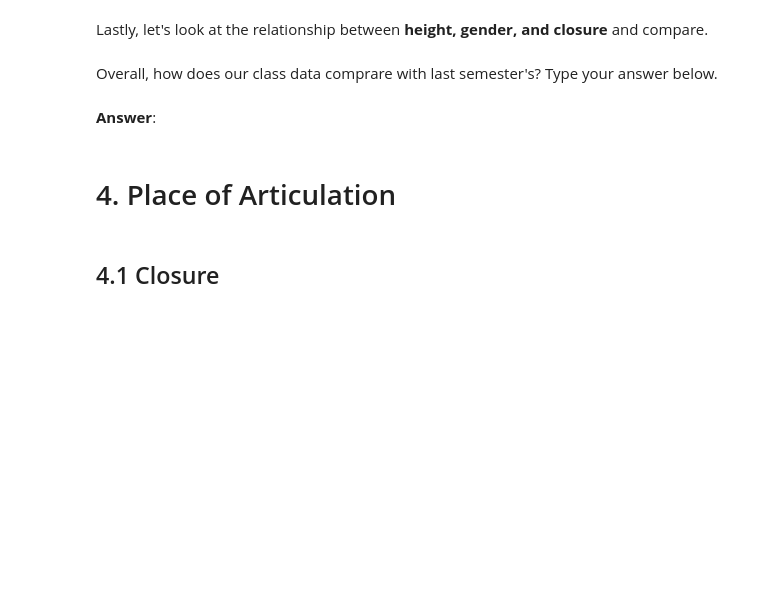
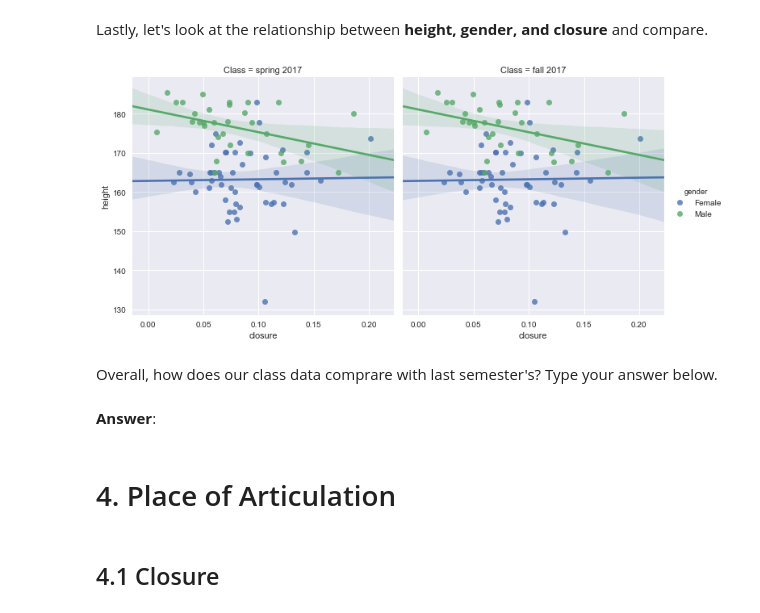
Before and after one commit to ds-modules/LINGUIS-110, a Jupyter notebook: VOT/Assignment.ipynb, the cells around one changed output. Cells and saved outputs as stored; diff of their text form; code cells hidden in the pictures; blank space fills up the shorter version.

```diff
--- a/VOT/Assignment.ipynb
+++ b/VOT/Assignment.ipynb
@@ -198,7 +267,9 @@ sns.lmplot('closure', 'height', data=sp17fa17, fit_reg=False, hue='Class')
 # %% [markdown]
 Lastly, let's look at the relationship between **height, gender, and closure** and compare.
 # %%
-sns.lmplot(x="closure", y="height",hue='gender', col="Class", data=sp17fa17[sp17fa17['gender'] != 'Other / prefer not to answer'])
+ax = sns.lmplot(x="closure", y="height",hue='gender', col="Class", data=sp17fa17[sp17fa17['gender'] != 'Other / prefer not to answer'])
+# %% [output]
+[figure, added]
 # %% [markdown]
 Overall, how does our class data comprare with last semester's? Type your answer below.
 # %% [markdown]
```
Also changed, not shown: parts of 43 cells of this notebook.
